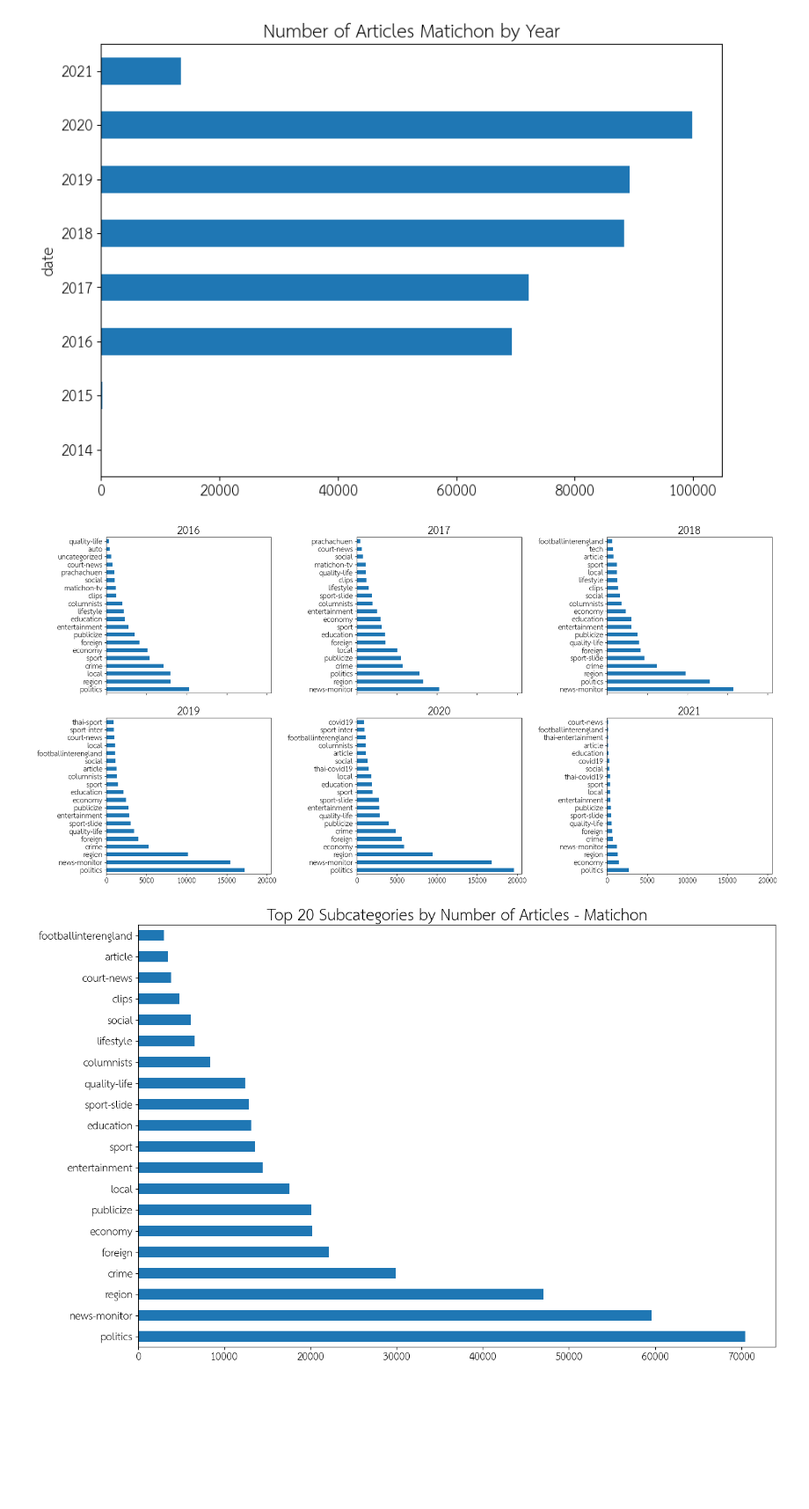
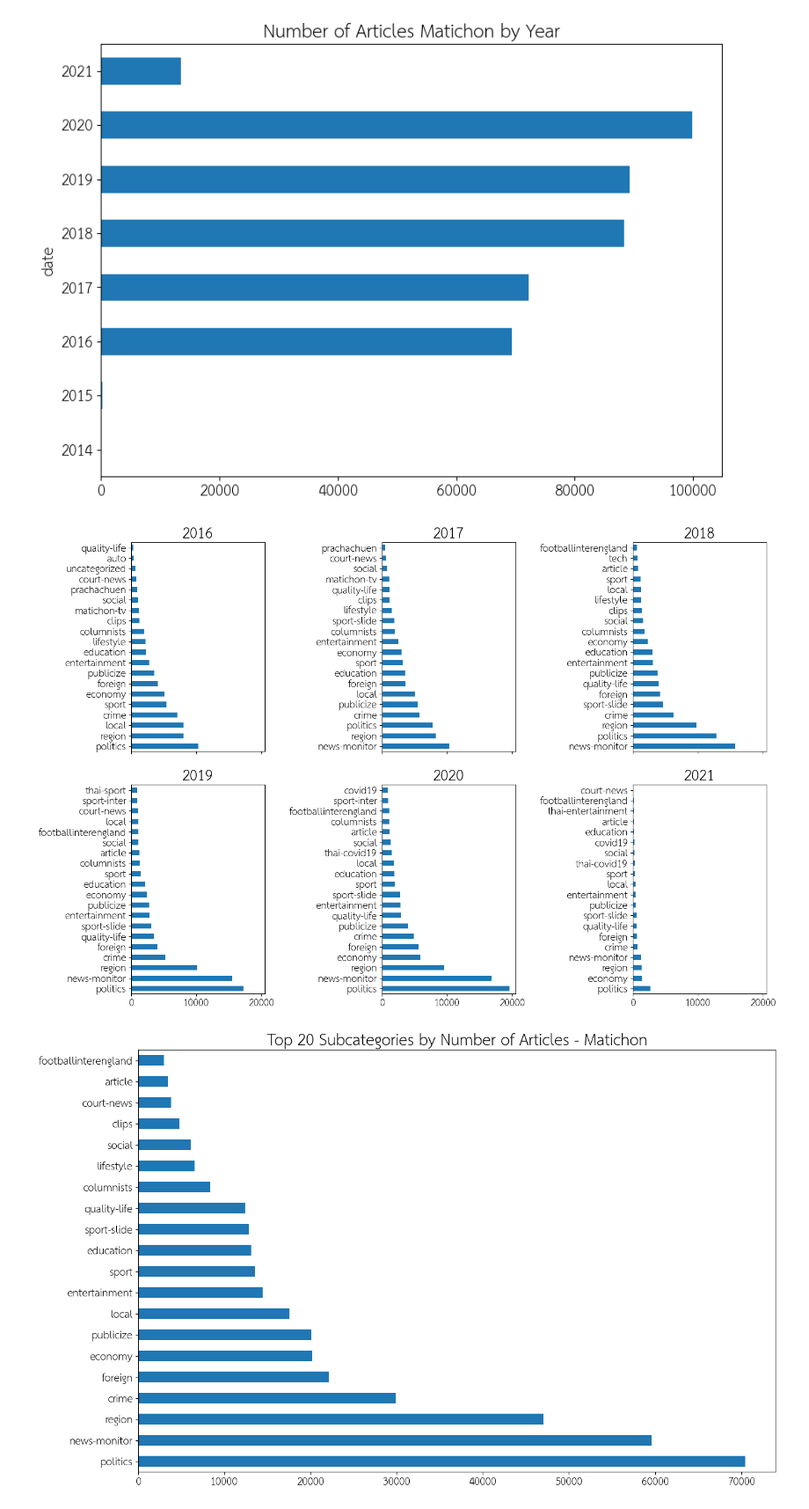
Before and after one commit to pichayaanik/Capstone_PichayaAnik, a Jupyter notebook: code/Capstone.ipynb, the cells around one changed output. Shown at 88% size. Cells and saved outputs as stored; diff of their text form; code cells hidden in the pictures; blank space fills up the shorter version.

```diff
--- a/code/Capstone.ipynb
+++ b/code/Capstone.ipynb
@@ -303,17 +311,16 @@ matichon.groupby(matichon['date'].dt.year)['title'].count().plot(kind='barh');
 [figure]
 # %%
 # Number of articles by category by year
-#fig, ax = plt.subplots(4,2, figsize=(15,30))
-years = [2016, 2017, 2018, 2019, 2020, 2021]
+years = [2016, 2017, 2018, 2019, 2020, 2021] # Exclude 2014 and 2015 due to insufficient data
 
-fig, axs = plt.subplots(2,3, figsize=(20,10), sharex=True)
+fig, axs = plt.subplots(2,3, figsize=(15,10), sharex=True)
 for n, year in enumerate(years):
     plt.subplot(2,3,n+1)
     plt.title(year, size=30)
     plt.tight_layout()
     matichon[matichon['date'].dt.year==year]['category'].value_counts().head(20).plot(kind='barh');
 # %% [output]
-[figure, old version]
+[figure, new version]
 # %%
 # Top 20 subcategories by number of articles
 plt.figure(figsize=(15,10))
```
Also changed, not shown: parts of 63 cells of this notebook, 1 other file.
